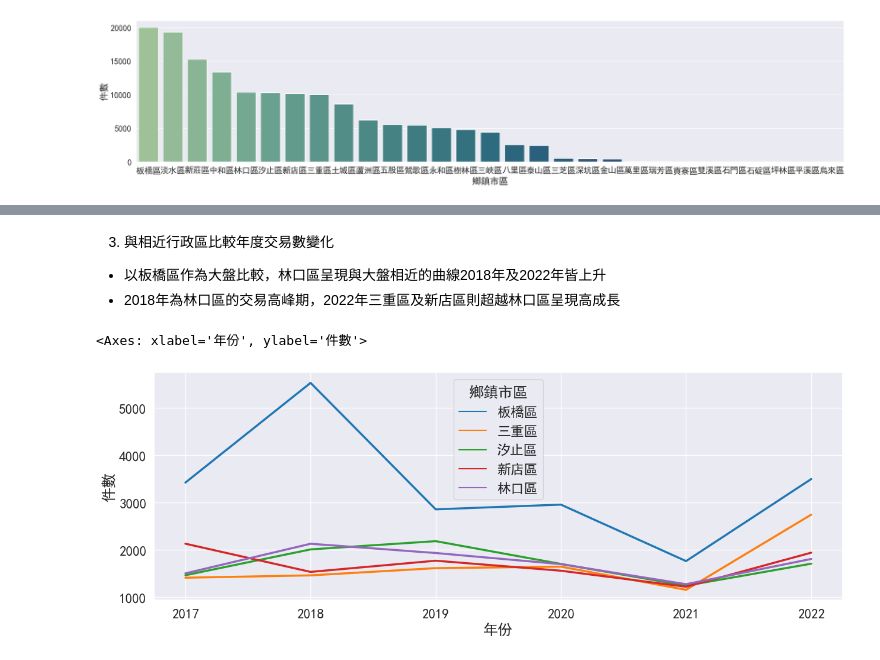
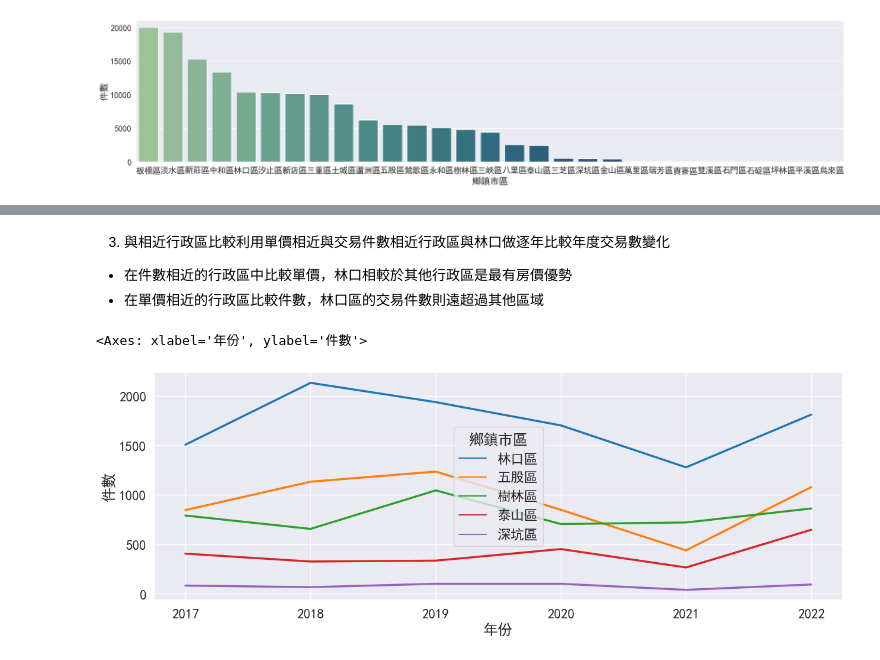
Before and after one commit to chinchi777/New_Taipei_City_House_Price_Analysis_Using_Python, a Jupyter notebook: Newtaipei_House_Sell_Analysis.ipynb, the cells around one changed output, grey strips where cells are left out. Cells and saved outputs as stored; diff of their text form; code cells hidden in the pictures.

```diff
--- a/Newtaipei_House_Sell_Analysis.ipynb
+++ b/Newtaipei_House_Sell_Analysis.ipynb
@@ -261,12 +257,12 @@ new_df_year
 # %% [markdown]
-3. 與相近行政區比較年度交易數變化
-- 以板橋區作為大盤比較，林口區呈現與大盤相近的曲線2018年及2022年皆上升
-- 2018年為林口區的交易高峰期，2022年三重區及新店區則超越林口區呈現高成長
+3. 與相近行政區比較利用單價相近與交易件數相近行政區與林口做逐年比較年度交易數變化
+- 在件數相近的行政區中比較單價，林口相較於其他行政區是最有房價優勢
+- 在單價相近的行政區比較件數，林口區的交易件數則遠超過其他區域
 # %%
 sns.set(rc = {'figure.figsize':(15,5),"font.sans-serif":'simhei'},font_scale=1.5)
-sns.lineplot(data=new_df_year[(new_df_year['鄉鎮市區']=='板橋區')|(new_df_year['鄉鎮市區']=='林口區')|(new_df_year['鄉鎮市區']=='汐止區')|(new_df_year['鄉鎮市區']=='新店區')|(new_df_year['鄉鎮市區']=='三重區')],x="年份", y='件數',hue="鄉鎮市區", palette="tab10", linewidth=2.5)
+sns.lineplot(data=new_df_year[(new_df_year['鄉鎮市區']=='深坑區')|(new_df_year['鄉鎮市區']=='林口區')|(new_df_year['鄉鎮市區']=='泰山區')|(new_df_year['鄉鎮市區']=='五股區')|(new_df_year['鄉鎮市區']=='樹林區')],x="年份", y='件數',hue="鄉鎮市區", palette="tab10", linewidth=2.5)
 # %% [output]
 <Axes: xlabel='年份', ylabel='件數'>
-[figure, old version]
+[figure, new version]
 # %%
 new_df_resident_without.groupby(['鄉鎮市區']).mean().sort_values('單價元坪(萬)', ascending=False)
```
Also changed, not shown: parts of 20 cells of this notebook.
